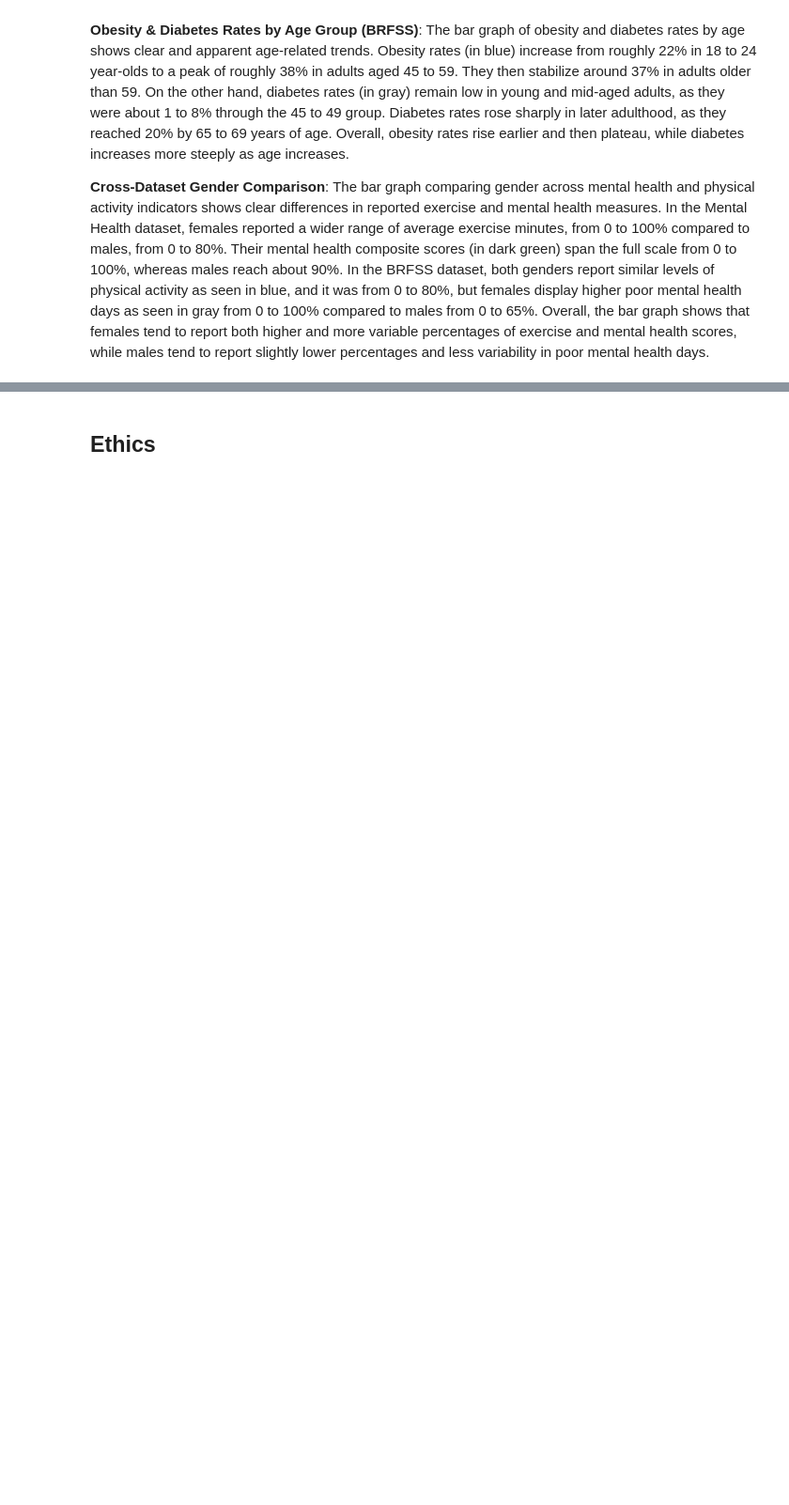
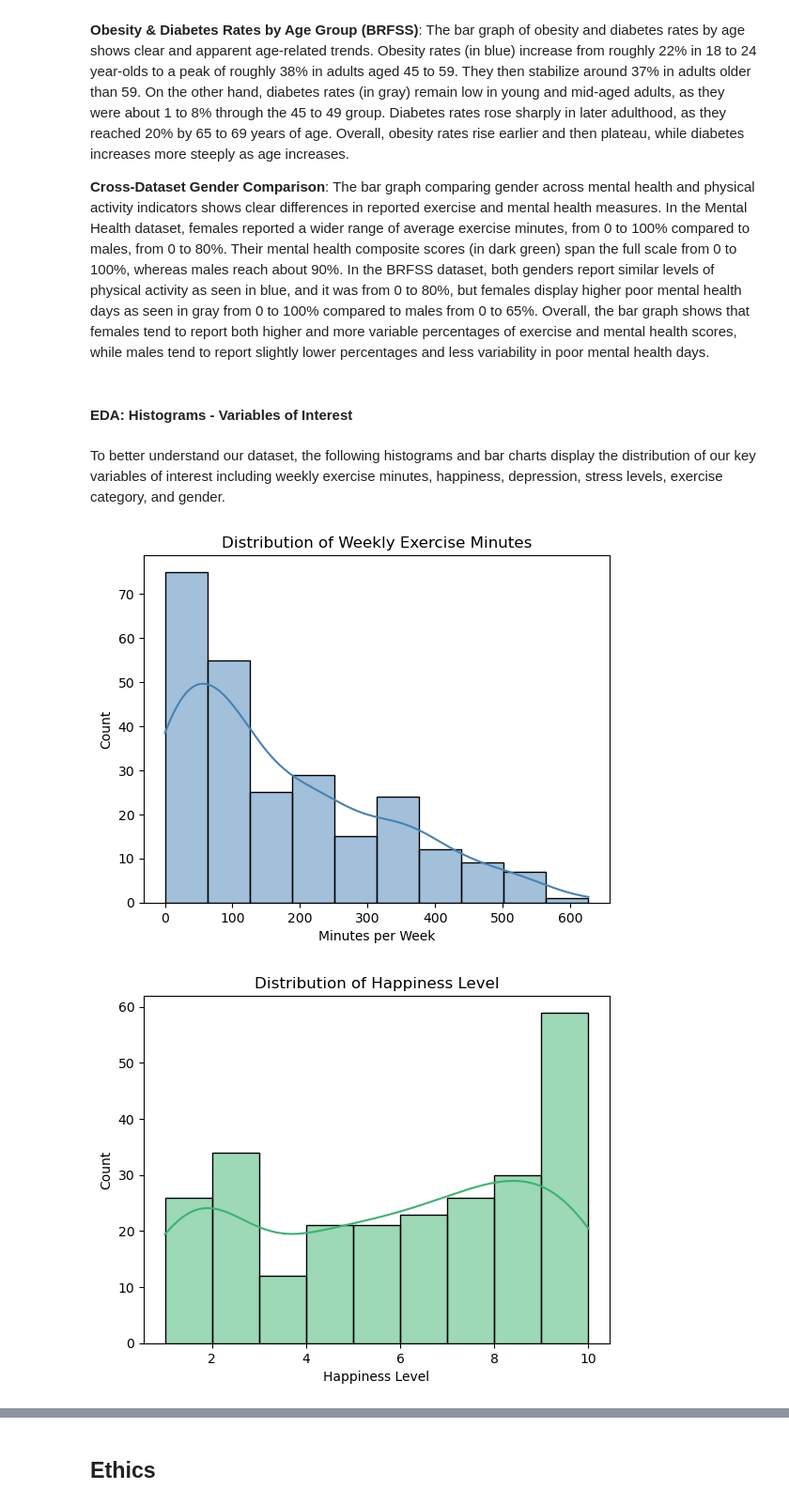
Before and after one commit to COGS108/Group093_WI26, a Jupyter notebook: 03-FinalProject.ipynb, the cells around one changed output, grey strips where cells are left out. Shown at 94% size. Saved outputs shown, nothing was run; the diff lists cells and outputs as text; code cells hidden in the pictures; blank space fills up the shorter version.

```diff
--- a/03-FinalProject.ipynb
+++ b/03-FinalProject.ipynb
@@ -786,3 +772,46 @@ plt.show()
 **Obesity & Diabetes Rates by Age Group (BRFSS)**: The bar graph of obesity and diabetes rates by age shows clear and apparent age-related trends. Obesity rates (in blue) increase from roughly 22% in 18 to 24 year-olds to a peak of roughly 38% in adults aged 45 to 59. They then stabilize around 37% in adults older than 59. On the other hand, diabetes rates (in gray) remain low in young and mid-aged adults, as they were about 1 to 8% through the 45 to 49 group. Diabetes rates rose sharply in later adulthood, as they reached 20% by 65 to 69 years of age. Overall, obesity rates rise earlier and then plateau, while diabetes increases more steeply as age increases.
 
 **Cross-Dataset Gender Comparison**: The bar graph comparing gender across mental health and physical activity indicators shows clear differences in reported exercise and mental health measures. In the Mental Health dataset, females reported a wider range of average exercise minutes, from 0 to 100% compared to males, from 0 to 80%. Their mental health composite scores (in dark green) span the full scale from 0 to 100%, whereas males reach about 90%. In the BRFSS dataset, both genders report similar levels of physical activity as seen in blue, and it was from 0 to 80%, but females display higher poor mental health days as seen in gray from 0 to 100% compared to males from 0 to 65%. Overall, the bar graph shows that females tend to report both higher and more variable percentages of exercise and mental health scores, while males tend to report slightly lower percentages and less variability in poor mental health days.
+# %% [markdown]
+#### EDA: Histograms - Variables of Interest
+# %% [markdown]
+To better understand our dataset, the following histograms and bar charts display the distribution of our key variables of interest including weekly exercise minutes, happiness, depression, stress levels, exercise category, and gender.
+# %%
+sns.histplot(data=pa_clean, x='Weekly_Exercise_Minutes', kde=True, color='steelblue')
+plt.title('Distribution of Weekly Exercise Minutes')
+plt.xlabel('Minutes per Week')
+plt.show()
+
+sns.histplot(data=pa_clean, x='Happiness_Level', kde=True, color='mediumseagreen')
+plt.title('Distribution of Happiness Level')
+plt.xlabel('Happiness Level')
+plt.show()
+
+sns.histplot(data=pa_clean, x='Depression_Level', kde=True, color='salmon')
+plt.title('Distribution of Depression Level')
+plt.xlabel('Depression Level')
+plt.show()
+
+
+sns.histplot(data=pa_clean, x='Stress_Level', kde=True, color='mediumpurple')
+plt.title('Distribution of Stress Level')
+plt.xlabel('Stress Level')
+plt.show()
+sns.countplot(data=pa_clean, x='Gender', hue='Gender', palette='Set2')
+plt.title('Distribution of Gender')
+plt.xlabel('Gender')
+plt.show()
+
+sns.countplot(data=pa_clean, x='Exercise_Category', color='steelblue')
+plt.title('Distribution of Exercise Category')
+plt.xlabel('Exercise Category')
+plt.xticks(rotation=15)
+plt.show()
+
+sns.histplot(data=clean_diabetes, x='BMI', kde=True, color='steelblue')
+plt.title('Distribution of BMI')
+plt.xlabel('BMI')
+plt.show()
+# %% [output]
+[figure, added]
+[figure, added]
```
Also changed, not shown: parts of 9 cells of this notebook.
